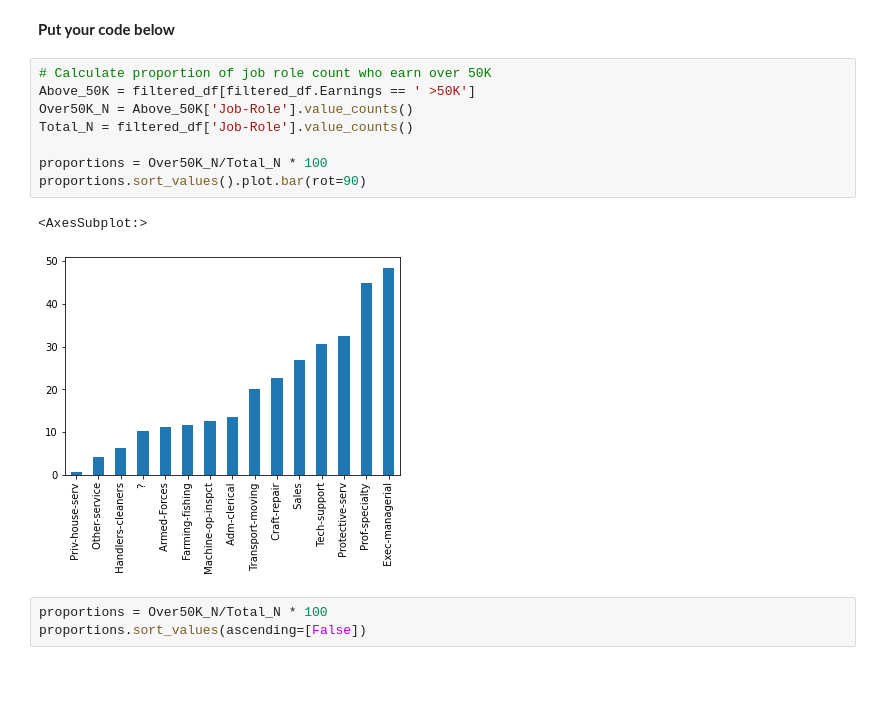
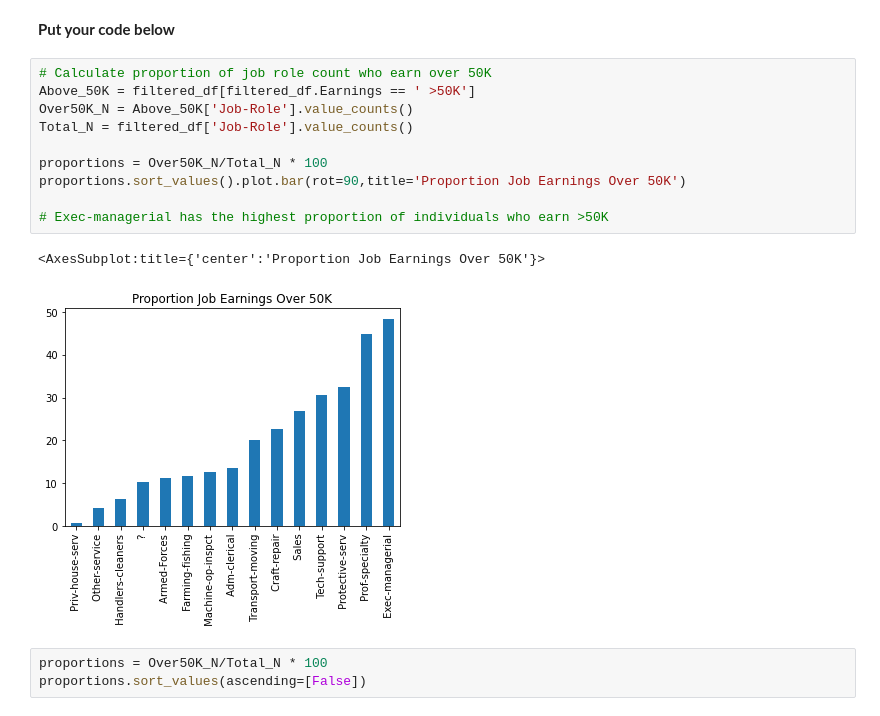
Before and after one commit to Katierjoh/Springboard-Technical-Mock-Interview-, a Jupyter notebook: Mock Interview Python Student Facing Questions .ipynb, the cells around one changed output. Saved outputs shown, nothing was run; the diff lists cells and outputs as text; blank space fills up the shorter version.

```diff
--- a/Mock Interview Python Student Facing Questions .ipynb
+++ b/Mock Interview Python Student Facing Questions .ipynb
@@ -131,14 +131,16 @@ Text(0.5, 1.0, 'Individuals who earn >50K, have a High Schol Graduate Diploma, a
 # %%
 # Calculate proportion of job role count who earn over 50K
 Above_50K = filtered_df[filtered_df.Earnings == ' >50K']
 Over50K_N = Above_50K['Job-Role'].value_counts()
 Total_N = filtered_df['Job-Role'].value_counts()
 
 proportions = Over50K_N/Total_N * 100
-proportions.sort_values().plot.bar(rot=90)
+proportions.sort_values().plot.bar(rot=90,title='Proportion Job Earnings Over 50K')
+
+# Exec-managerial has the highest proportion of individuals who earn >50K
 # %% [output]
-<AxesSubplot:>
+<AxesSubplot:title={'center':'Proportion Job Earnings Over 50K'}>
-[figure, old version]
+[figure, new version]
 # %%
 proportions = Over50K_N/Total_N * 100
 proportions.sort_values(ascending=[False])
```
Also changed, not shown: parts of 3 cells of this notebook.
